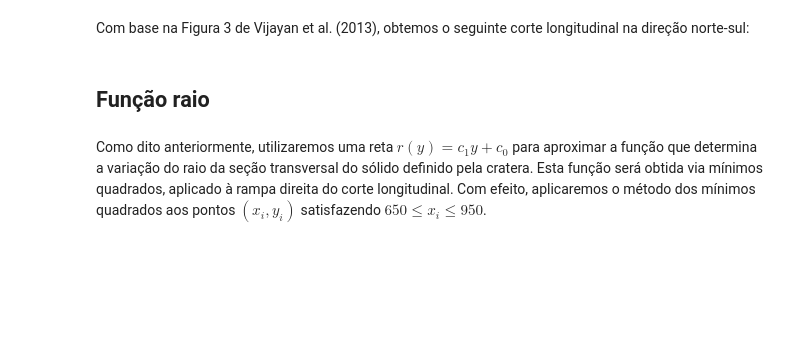
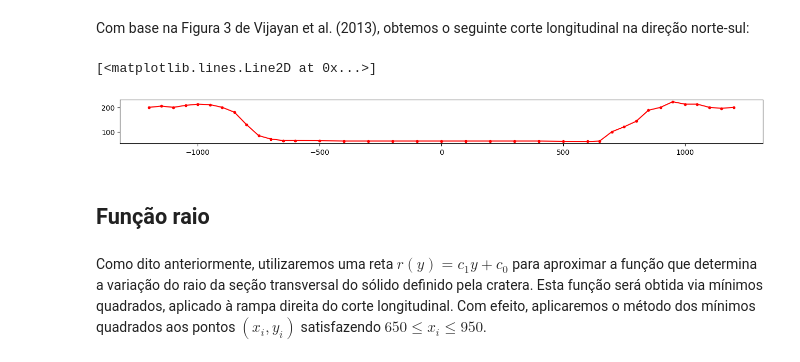
Before and after one commit to slottwo/numcalc, a Jupyter notebook: src/Projeto/Projeto.ipynb, the cells around one changed output. Saved outputs shown, nothing was run; the diff lists cells and outputs as text; code cells hidden in the pictures; blank space fills up the shorter version.

```diff
--- a/src/Projeto/Projeto.ipynb
+++ b/src/Projeto/Projeto.ipynb
@@ -56,25 +56,29 @@ fig
 # %% [markdown]
 Com base na Figura 3 de Vijayan et al. (2013), obtemos o seguinte corte longitudinal na direção norte-sul:
 # %%
-def carrega_elevacao(batimetria):
+def carrega_elevação(batimetria):
     _x = []
     _y = []
     with open(batimetria) as file:
         n = 0
         for linha in file:
             token = linha.strip(' \n').split(' ')
-            if token[0] == 'v': # vértice
+            if token[0] == 'v':  # vértice
                 _x.append(np.float64(token[1]))
                 _y.append(np.float64(token[2]))
                 n = n + 1
 
-        return np.array(_x).reshape((n,1)), np.array(_y).reshape((n,1))
+        return np.array(_x).reshape((n, 1)), np.array(_y).reshape((n, 1))
 
-x0,y0 = carrega_elevacao('batimetria.txt')
 
-fig2, ax2 = plt.subplots(figsize=(16,16))
+x0, y0 = carrega_elevação('batimetria.txt')
+
+fig2, ax2 = plt.subplots(figsize=(16, 16))
 ax2.set_aspect('equal')
 plt.plot(x0, y0, color='r', marker='.')
+# %% [output]
+[<matplotlib.lines.Line2D at 0x...>]
+[figure, added]
 # %% [markdown]
 ## Função raio
 # %% [markdown]
```
Also changed, not shown: parts of 11 cells of this notebook, 1 other file.
